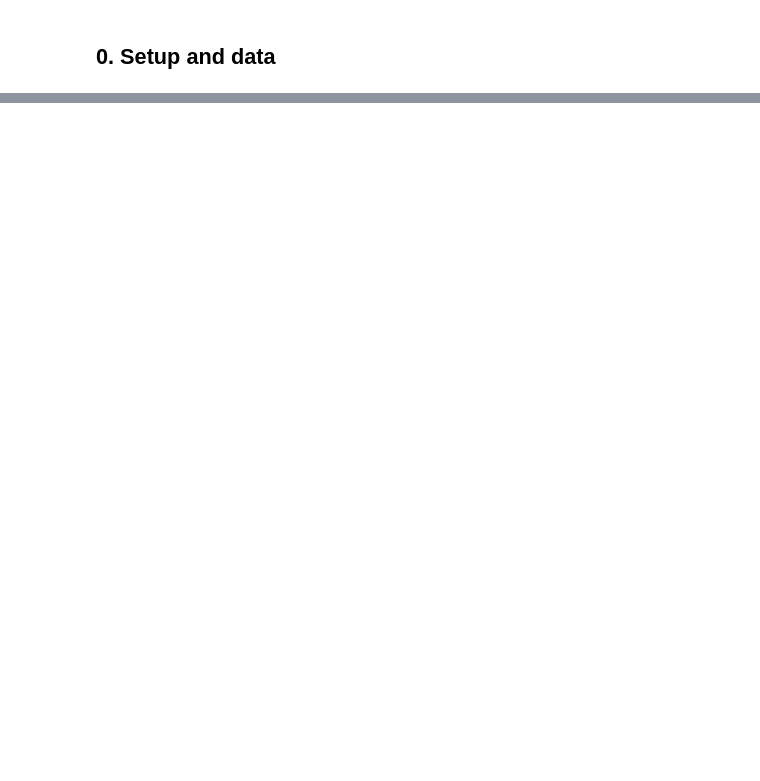
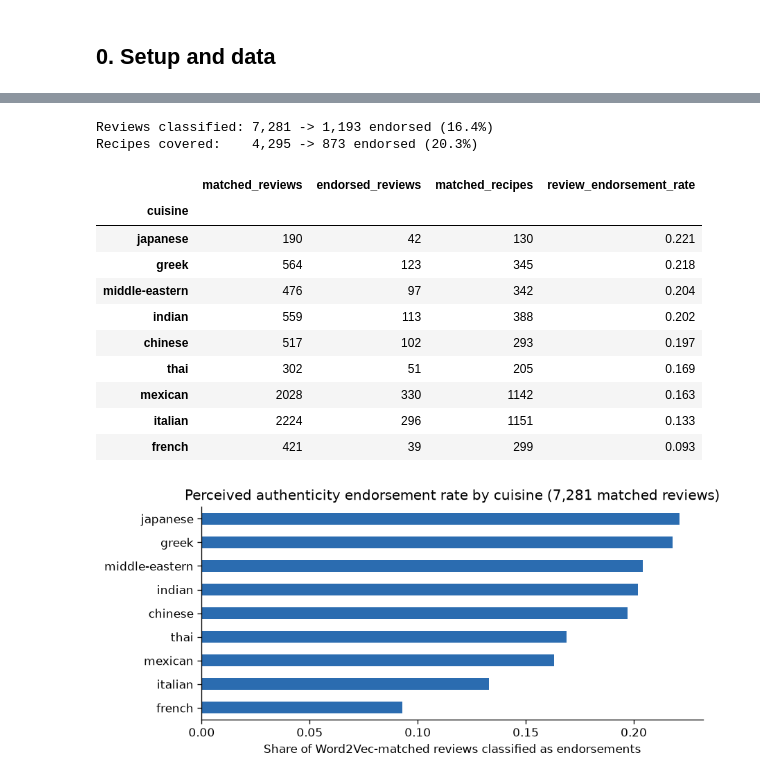
Before and after one commit to EstebanPerez99/cuisine-networks, a Jupyter notebook: notebooks/04_authenticity_review_analysis.ipynb, the cells around one changed output, grey strips where cells are left out. Drawn from its saved outputs; the diff is of its cells as text; code cells hidden in the pictures; blank space fills up the shorter version.

Commit message:
Simplify notebook 04, extract src/authenticity.py, and add pipeline & shuffle-null figures

```diff
--- a/notebooks/04_authenticity_review_analysis.ipynb
+++ b/notebooks/04_authenticity_review_analysis.ipynb
@@ -674,0 +99,14 @@ Two real positive endorsements that share almost no surface words (why bag-of-wo
+# %%
+pipeline_img = FIG_DIR / "authenticity_pipeline_diagram.png"
+if pipeline_img.exists():
+    display(Image(filename=str(pipeline_img), width=920))
+
+page8_img = FIG_DIR / "le2022_page8_themes.png"
+if page8_img.exists():
+    display(Image(filename=str(page8_img), width=760))
+
+pd.set_option("display.max_colwidth", None)
+queries = pd.read_csv(W2V_DIR / "gte_single_queries.csv")
+selected_queries = queries.set_index("theme").loc[ANCHOR_THEMES].reset_index()
+anchor_vectors = embed_gte(selected_queries["query"].tolist(), model_dir=GTE_DIR)
+display(selected_queries)
@@ -674,0 +205,52 @@ Two real positive endorsements that share almost no surface words (why bag-of-wo
+# %%
+pred_reviews = filtered_reviews.copy()
+cache_path = W2V_DIR / "gte_dictionary_review_vectors.npz"
+if cache_path.exists():
+    with np.load(cache_path) as cache:
+        idx = pd.Index(cache["ids"]).get_indexer(pred_reviews["review_id"])
+        assert (idx >= 0).all()
+        all_review_vecs = cache["vectors"][idx].astype(np.float32)
+else:
+    all_review_vecs = embed_gte(pred_reviews["full_review"].tolist(), model_dir=GTE_DIR, batch_size=64)
+
+X_all = np.column_stack([all_review_vecs @ anchor_vectors.T, kwic_flags(pred_reviews["full_review"])])
+pred_reviews["score"] = clf.decision_function(scaler.transform(X_all) * FEATURE_WEIGHTS)
+pred_reviews["predicted_endorsement"] = pred_reviews["score"] >= cutoff
+
+n_pos_rev = int(pred_reviews["predicted_endorsement"].sum())
+n_pos_rec = int(pred_reviews.loc[pred_reviews["predicted_endorsement"], "recipe_id"].nunique())
+n_tot_rec = int(pred_reviews["recipe_id"].nunique())
+
+print(f"Reviews classified: {len(pred_reviews):,} -> {n_pos_rev:,} endorsed ({n_pos_rev/len(pred_reviews):.1%})")
+print(f"Recipes covered:    {n_tot_rec:,} -> {n_pos_rec:,} endorsed ({n_pos_rec/n_tot_rec:.1%})")
+
+by_cuisine = (
+    pred_reviews.groupby("cuisine")
+    .agg(matched_reviews=("review_id", "size"), endorsed_reviews=("predicted_endorsement", "sum"), matched_recipes=("recipe_id", "nunique"))
+    .assign(review_endorsement_rate=lambda d: (d["endorsed_reviews"] / d["matched_reviews"]).round(3))
+    .sort_values("review_endorsement_rate", ascending=False)
+)
+display(by_cuisine)
+
+fig, ax = plt.subplots(figsize=(7.5, 3.5))
+by_cuisine["review_endorsement_rate"].sort_values().plot.barh(ax=ax, color="#2b6cb0")
+ax.set_xlabel("Share of Word2Vec-matched reviews classified as endorsements")
+ax.set_ylabel("")
+ax.set_title("Perceived authenticity endorsement rate by cuisine (7,281 matched reviews)")
+plt.tight_layout()
+plt.show()
+# %% [output]
+Reviews classified: 7,281 -> 1,193 endorsed (16.4%)
+Recipes covered:    4,295 -> 873 endorsed (20.3%)
+|  | matched_reviews | endorsed_reviews | matched_recipes | review_endorsement_rate |
+| cuisine |  |  |  |  |
+| japanese | 190 | 42 | 130 | 0.221 |
+| greek | 564 | 123 | 345 | 0.218 |
+| middle-eastern | 476 | 97 | 342 | 0.204 |
+| indian | 559 | 113 | 388 | 0.202 |
+| chinese | 517 | 102 | 293 | 0.197 |
+| thai | 302 | 51 | 205 | 0.169 |
+| mexican | 2028 | 330 | 1142 | 0.163 |
+| italian | 2224 | 296 | 1151 | 0.133 |
+| french | 421 | 39 | 299 | 0.093 |
+[figure, added]
```
Also changed, not shown: parts of 37 cells of this notebook, 3 other files.
